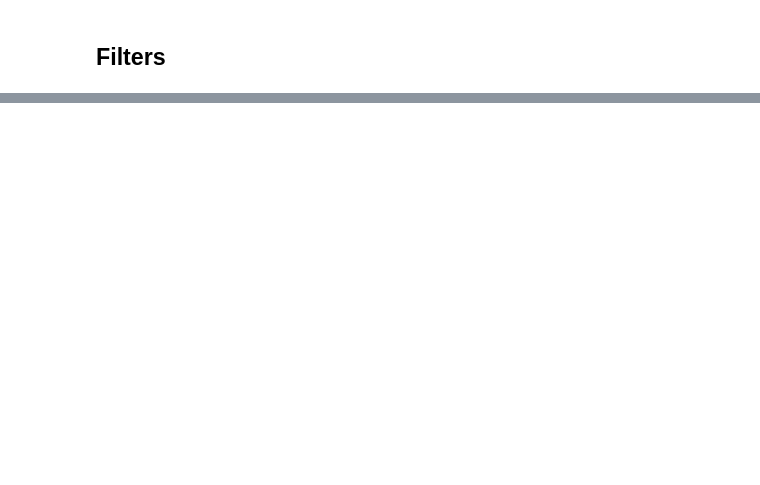
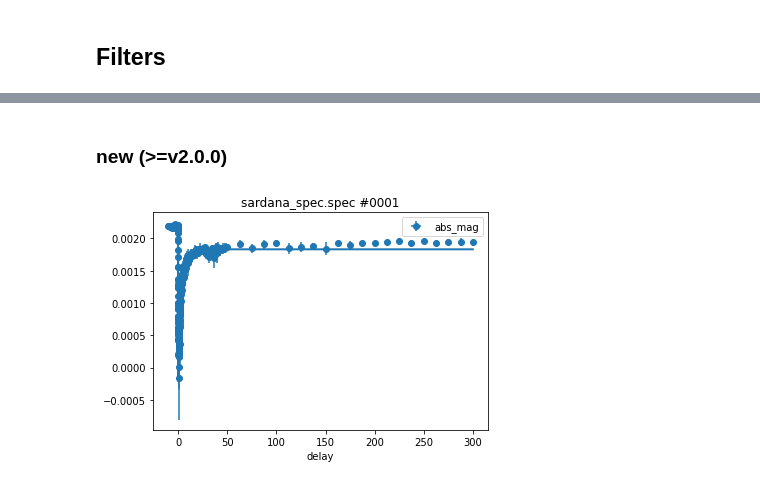
Before and after one commit to dschick/pyEvalData, a Jupyter notebook: docs/source/examples/evaluation.ipynb, the cells around one changed output, grey strips where cells are left out. Cells and saved outputs as stored; diff of their text form; code cells hidden in the pictures; blank space fills up the shorter version.

```diff
--- a/docs/source/examples/evaluation.ipynb
+++ b/docs/source/examples/evaluation.ipynb
@@ -689,0 +685,9 @@ plt.show()
+# %% [markdown]
+### new (>=v2.0.0)
+# %%
+plt.figure()
+ev.scans([1,2,3,4]).fit(mod, pars).plot()
+plt.legend()
+plt.show()
+# %% [output]
+[figure, added]
```
Also changed, not shown: parts of 42 cells of this notebook, 1 other file.
